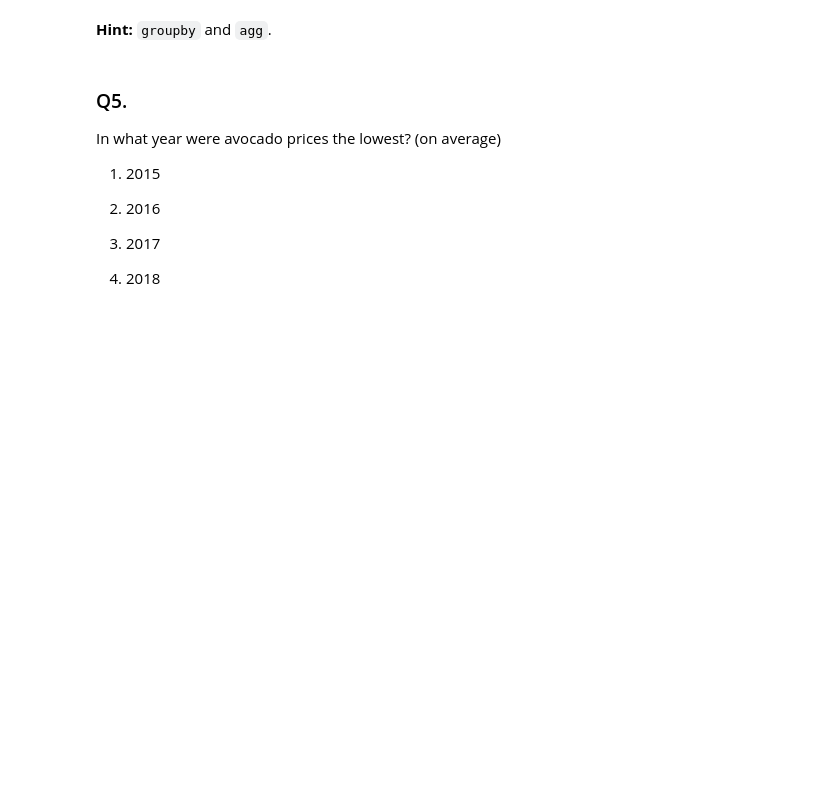
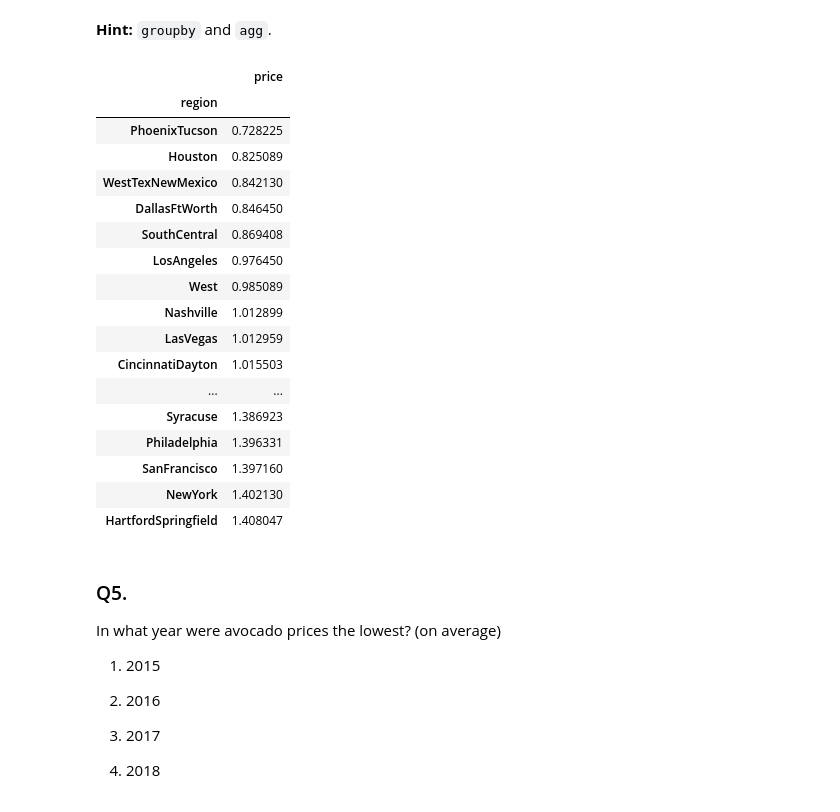
Before and after one commit to MatanTalvi10/Intro-To-DS, a Jupyter notebook: HW2.ipynb, the cells around one changed output. Saved outputs shown, nothing was run; the diff lists cells and outputs as text; code cells hidden in the pictures; blank space fills up the shorter version.

```diff
--- a/HW2.ipynb
+++ b/HW2.ipynb
@@ -95,4 +132,25 @@ Which region had the lowest price for the entire period? (on average)
 4. PhoenixTucson
 # %% [markdown]
 __Hint:__ `groupby` and `agg`.
+# %%
+df_avocado.groupby('region').agg({'price':'mean'}).sort_values('price')
+# %% [output]
+|  | price |
+| region |  |
+| PhoenixTucson | 0.728225 |
+| Houston | 0.825089 |
+| WestTexNewMexico | 0.842130 |
+| DallasFtWorth | 0.846450 |
+| SouthCentral | 0.869408 |
+| LosAngeles | 0.976450 |
+| West | 0.985089 |
+| Nashville | 1.012899 |
+| LasVegas | 1.012959 |
+| CincinnatiDayton | 1.015503 |
+| ... | ... |
+| Syracuse | 1.386923 |
+| Philadelphia | 1.396331 |
+| SanFrancisco | 1.397160 |
+| NewYork | 1.402130 |
+| HartfordSpringfield | 1.408047 |
 # %%
```
Also changed, not shown: parts of 15 cells of this notebook.
